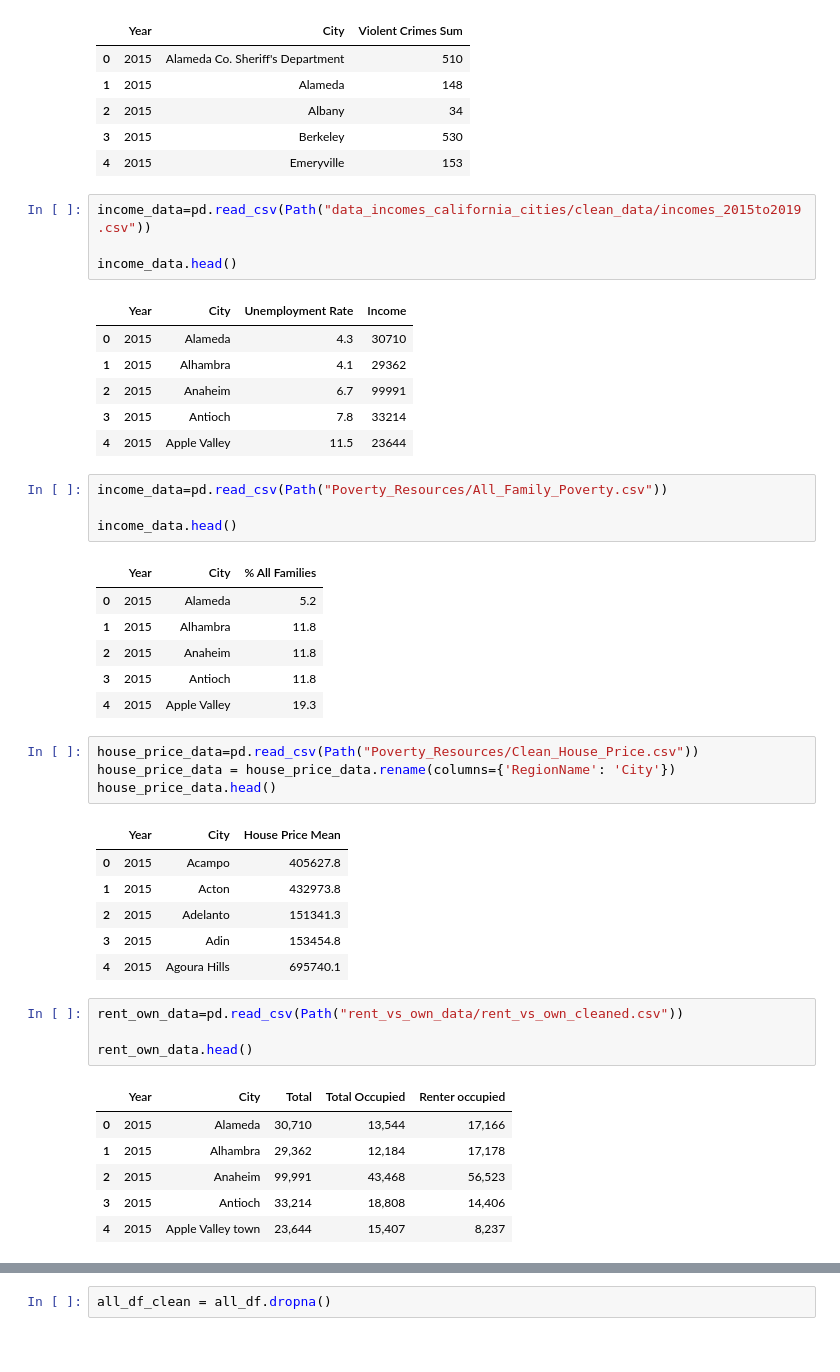
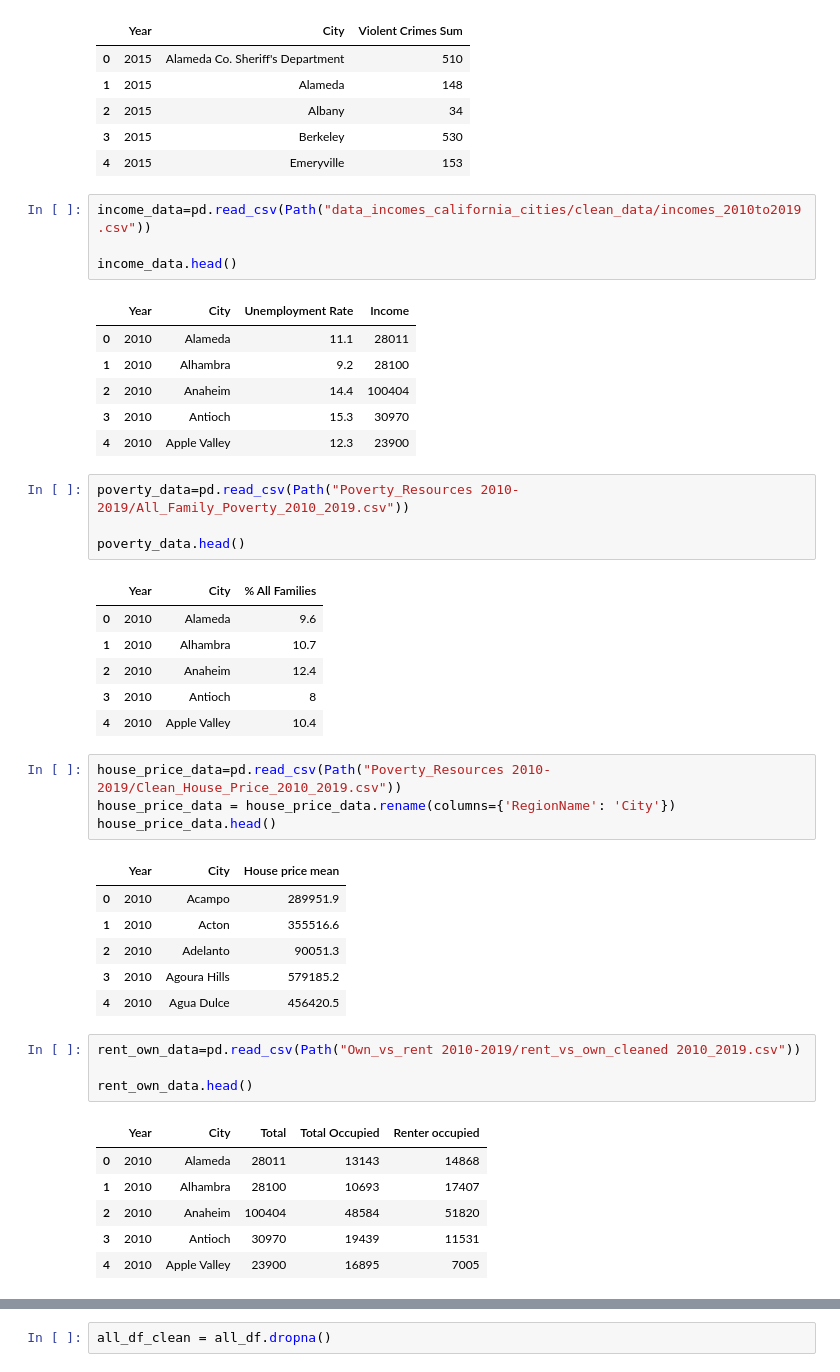
Before and after one commit to eshih22/crime_rate_prediction, a Jupyter notebook: Combine Data.ipynb, the cells around one changed output, grey strips where cells are left out. Cells and saved outputs as stored; diff of their text form.

```diff
--- a/Combine Data.ipynb
+++ b/Combine Data.ipynb
@@ -37,49 +37,49 @@ crime_data.head()
 | 3 | 2015 | Berkeley | 530 |
 | 4 | 2015 | Emeryville | 153 |
 # %%
-income_data=pd.read_csv(Path("data_incomes_california_cities/clean_data/incomes_2015to2019.csv"))
+income_data=pd.read_csv(Path("data_incomes_california_cities/clean_data/incomes_2010to2019.csv"))
 
 income_data.head()
 # %% [output]
 |  | Year | City | Unemployment Rate | Income |
-| 0 | 2015 | Alameda | 4.3 | 30710 |
-| 1 | 2015 | Alhambra | 4.1 | 29362 |
-| 2 | 2015 | Anaheim | 6.7 | 99991 |
-| 3 | 2015 | Antioch | 7.8 | 33214 |
-| 4 | 2015 | Apple Valley | 11.5 | 23644 |
+| 0 | 2010 | Alameda | 11.1 | 28011 |
+| 1 | 2010 | Alhambra | 9.2 | 28100 |
+| 2 | 2010 | Anaheim | 14.4 | 100404 |
+| 3 | 2010 | Antioch | 15.3 | 30970 |
+| 4 | 2010 | Apple Valley | 12.3 | 23900 |
 # %%
-income_data=pd.read_csv(Path("Poverty_Resources/All_Family_Poverty.csv"))
+poverty_data=pd.read_csv(Path("Poverty_Resources 2010-2019/All_Family_Poverty_2010_2019.csv"))
 
-income_data.head()
+poverty_data.head()
 # %% [output]
 |  | Year | City | % All Families |
-| 0 | 2015 | Alameda | 5.2 |
-| 1 | 2015 | Alhambra | 11.8 |
-| 2 | 2015 | Anaheim | 11.8 |
-| 3 | 2015 | Antioch | 11.8 |
-| 4 | 2015 | Apple Valley | 19.3 |
+| 0 | 2010 | Alameda | 9.6 |
+| 1 | 2010 | Alhambra | 10.7 |
+| 2 | 2010 | Anaheim | 12.4 |
+| 3 | 2010 | Antioch | 8 |
+| 4 | 2010 | Apple Valley | 10.4 |
 # %%
-house_price_data=pd.read_csv(Path("Poverty_Resources/Clean_House_Price.csv"))
+house_price_data=pd.read_csv(Path("Poverty_Resources 2010-2019/Clean_House_Price_2010_2019.csv"))
 house_price_data = house_price_data.rename(columns={'RegionName': 'City'})
 house_price_data.head()
 # %% [output]
-|  | Year | City | House Price Mean |
-| 0 | 2015 | Acampo | 405627.8 |
-| 1 | 2015 | Acton | 432973.8 |
-| 2 | 2015 | Adelanto | 151341.3 |
-| 3 | 2015 | Adin | 153454.8 |
-| 4 | 2015 | Agoura Hills | 695740.1 |
+|  | Year | City | House price mean |
+| 0 | 2010 | Acampo | 289951.9 |
+| 1 | 2010 | Acton | 355516.6 |
+| 2 | 2010 | Adelanto | 90051.3 |
+| 3 | 2010 | Agoura Hills | 579185.2 |
+| 4 | 2010 | Agua Dulce | 456420.5 |
 # %%
-rent_own_data=pd.read_csv(Path("rent_vs_own_data/rent_vs_own_cleaned.csv"))
+rent_own_data=pd.read_csv(Path("Own_vs_rent 2010-2019/rent_vs_own_cleaned 2010_2019.csv"))
 
 rent_own_data.head()
 # %% [output]
 |  | Year | City | Total | Total Occupied | Renter occupied |
-| 0 | 2015 | Alameda | 30,710 | 13,544 | 17,166 |
-| 1 | 2015 | Alhambra | 29,362 | 12,184 | 17,178 |
-| 2 | 2015 | Anaheim | 99,991 | 43,468 | 56,523 |
-| 3 | 2015 | Antioch | 33,214 | 18,808 | 14,406 |
-| 4 | 2015 | Apple Valley town | 23,644 | 15,407 | 8,237 |
+| 0 | 2010 | Alameda | 28011 | 13143 | 14868 |
+| 1 | 2010 | Alhambra | 28100 | 10693 | 17407 |
+| 2 | 2010 | Anaheim | 100404 | 48584 | 51820 |
+| 3 | 2010 | Antioch | 30970 | 19439 | 11531 |
+| 4 | 2010 | Apple Valley | 23900 | 16895 | 7005 |
 # %%
 # edu_data age_data crime_data income_data house_price_data rent_own_data
 all_df = edu_data.merge(age_data, on=['City', 'Year'], how='left') \
```
Also changed, not shown: parts of 10 cells of this notebook, 5 other files.
